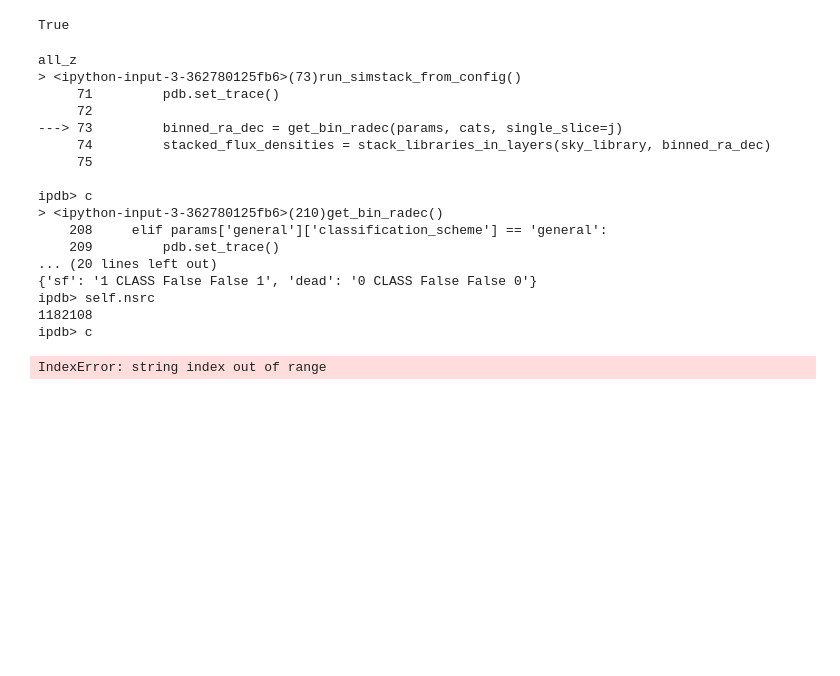
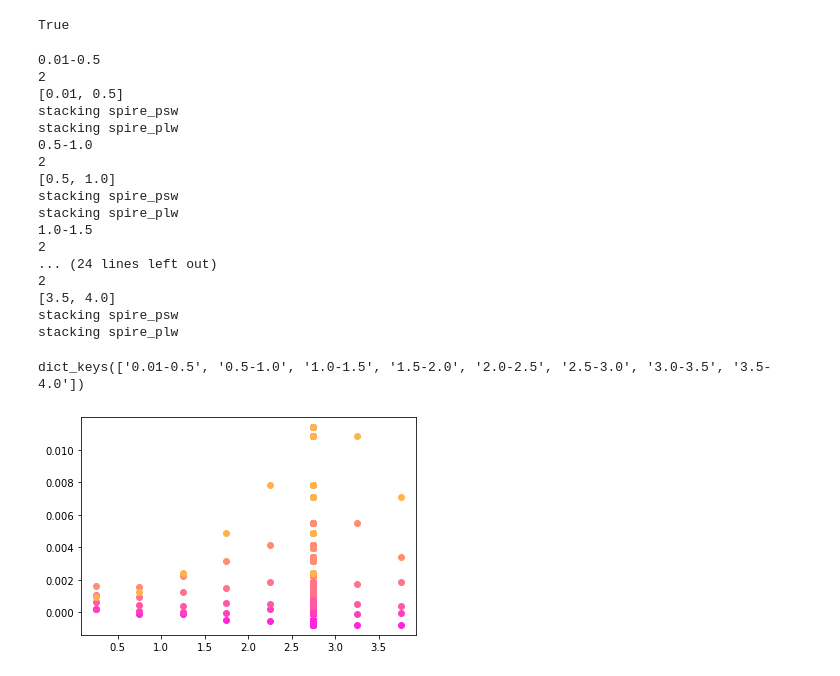
Before and after one commit to marcoviero/simstack2, a Jupyter notebook: notebooks/example_simstack.ipynb, the cells around one changed output. Saved outputs shown, nothing was run; the diff lists cells and outputs as text; code cells hidden in the pictures; blank space fills up the shorter version.

Commit message:
Getting notebook to stack properly.  Need to make changes to python code

```diff
--- a/notebooks/example_simstack.ipynb
+++ b/notebooks/example_simstack.ipynb
@@ -69,13 +74,15 @@ def run_simstack_from_config(param_file_path):
     if params['binning']['all_z_at_once'] == "True":
         n_slices = 1
     else:
-        n_slices = len(params['binning']['redshift_nodes']) - 1
+        n_slices = len(nodes) - 1
 
     # Save Parameter file in folder
     #save_paramfile(params)
 
+    #pdb.set_trace()
+    stacked_flux_densities_dict = {}
     for i in range(n_slices):
-        if n_slices > 1:
+        if n_slices == 1:
             j = None
             stacked_flux_density_key = 'all_' + z_pref
         else:
@@ -92,15 +99,18 @@ def run_simstack_from_config(param_file_path):
 
         sky_library = get_maps(params)
         cats = get_catalogs(params)
-        pdb.set_trace()
 
         binned_ra_dec = get_bin_radec(params, cats, single_slice=j)
         stacked_flux_densities = stack_libraries_in_layers(sky_library, binned_ra_dec)
+
+        stacked_flux_densities_dict[stacked_flux_density_key] = stacked_flux_densities
+        #pdb.set_trace()
 
     # Summarize timing
     t1 = time.time()
     tpass = t1 - t0
 
+    return stacked_flux_densities_dict
     logging.info("Done!")
     logging.info("")
     logging.info("Total time                        : {:.4f} minutes\n".format(tpass / 60.))
@@ -140,9 +150,11 @@ def get_catalogs(params):
     path_cat[0] = os.environ[path_cat[0]]
     path_cat = os.path.join(*path_cat)
     file_cat = params['catalogs']['catalog_file']
-    tbl = pd.read_table(os.path.join(path_cat,file_cat))
+    #tbl = pd.read_table(os.path.join(path_cat,file_cat))
+    tbl = pd.read_csv(os.path.join(path_cat,file_cat))
 
     tbl['ID'] = range(len(tbl))
+    #pdb.set_trace()
     if 'sfg' in tbl.keys():
         pass
     elif 'CLASS' in tbl.keys():
@@ -230,7 +242,7 @@ def get_bin_radec(params, cats, single_slice=None):
         cats.get_mass_redshift_uvj_bins(z_nodes, m_nodes, c_names)
         binned_ra_dec = cats.subset_positions(cats.id_z_ms_pop)
     elif params['general']['classification_scheme'] == 'general':
-        pdb.set_trace()
+        #pdb.set_trace()
         cuts_dict = params['populations']
         #cuts_dict = {ele[0]:ele[1:] for ele in pop_list}
         cats.separate_pops_by_name(cuts_dict)
@@ -280,23 +292,27 @@ True
 # %%
 params = parameters.get_params_dict(os.path.join(path_example,file_example))
 # %%
-run_simstack_from_config(os.path.join(path_example,file_example))
+stacked_flux_densities_dict = run_simstack_from_config(os.path.join(path_example,file_example))
+result_keys = list(stacked_flux_densities_dict.keys())
 # %% [output]
-all_z
-> <ipython-input-3-362780125fb6>(73)run_simstack_from_config()
-     71         pdb.set_trace()
-     72
----> 73         binned_ra_dec = get_bin_radec(params, cats, single_slice=j)
-     74         stacked_flux_densities = stack_libraries_in_layers(sky_library, binned_ra_dec)
-     75
-
-ipdb> c
-> <ipython-input-3-362780125fb6>(210)get_bin_radec()
-    208     elif params['general']['classification_scheme'] == 'general':
-    209         pdb.set_trace()
-... (20 lines left out)
-{'sf': '1 CLASS False False 1', 'dead': '0 CLASS False False 0'}
-ipdb> self.nsrc
-1182108
-ipdb> c
+0.01-0.5
+2
+[0.01, 0.5]
+stacking spire_psw
+stacking spire_plw
+0.5-1.0
+2
+[0.5, 1.0]
+stacking spire_psw
+stacking spire_plw
+1.0-1.5
+2
+... (24 lines left out)
+2
+[3.5, 4.0]
+stacking spire_psw
+stacking spire_plw
-IndexError: string index out of range
+# %%
+stacked_flux_densities_dict.keys()
+# %% [output]
+dict_keys(['0.01-0.5', '0.5-1.0', '1.0-1.5', '1.5-2.0', '2.0-2.5', '2.5-3.0', '3.0-3.5', '3.5-4.0'])
@@ -302,0 +321,19 @@ IndexError: string index out of range
+# %%
+norm = mpl.colors.Normalize(vmin=8, vmax=13)
+cmap = cm.spring
+m = cm.ScalarMappable(norm=norm, cmap=cmap)
+
+for i, iz in enumerate(result_keys):
+    for kk in stacked_flux_densities_dict[iz]['spire_plw']:
+        z = (float(result_keys[i].split('-')[0])+float(result_keys[i].split('-')[1]))/2
+        test_dict = stacked_flux_densities_dict[iz]['spire_plw']
+
+        gal_type = 'sf'
+        gal_key = [key for key, val in test_dict.items() if gal_type in key]
+        gal_val = [val for key, val in test_dict.items() if gal_type in key]
+        res = [val for key, val in test_dict.items() if gal_type in key]
+        for i, imass in enumerate(gal_val):
+            mass = (float(gal_key[i].split('_')[5].replace('p','.')) + float(gal_key[i].split('_')[6].replace('p','.')))/2
+            plt.plot(z,imass['value'],'o',c=m.to_rgba(mass))
+# %% [output]
+[figure, added]
```
Also changed, not shown: parts of 4 cells of this notebook, 4 other files.
